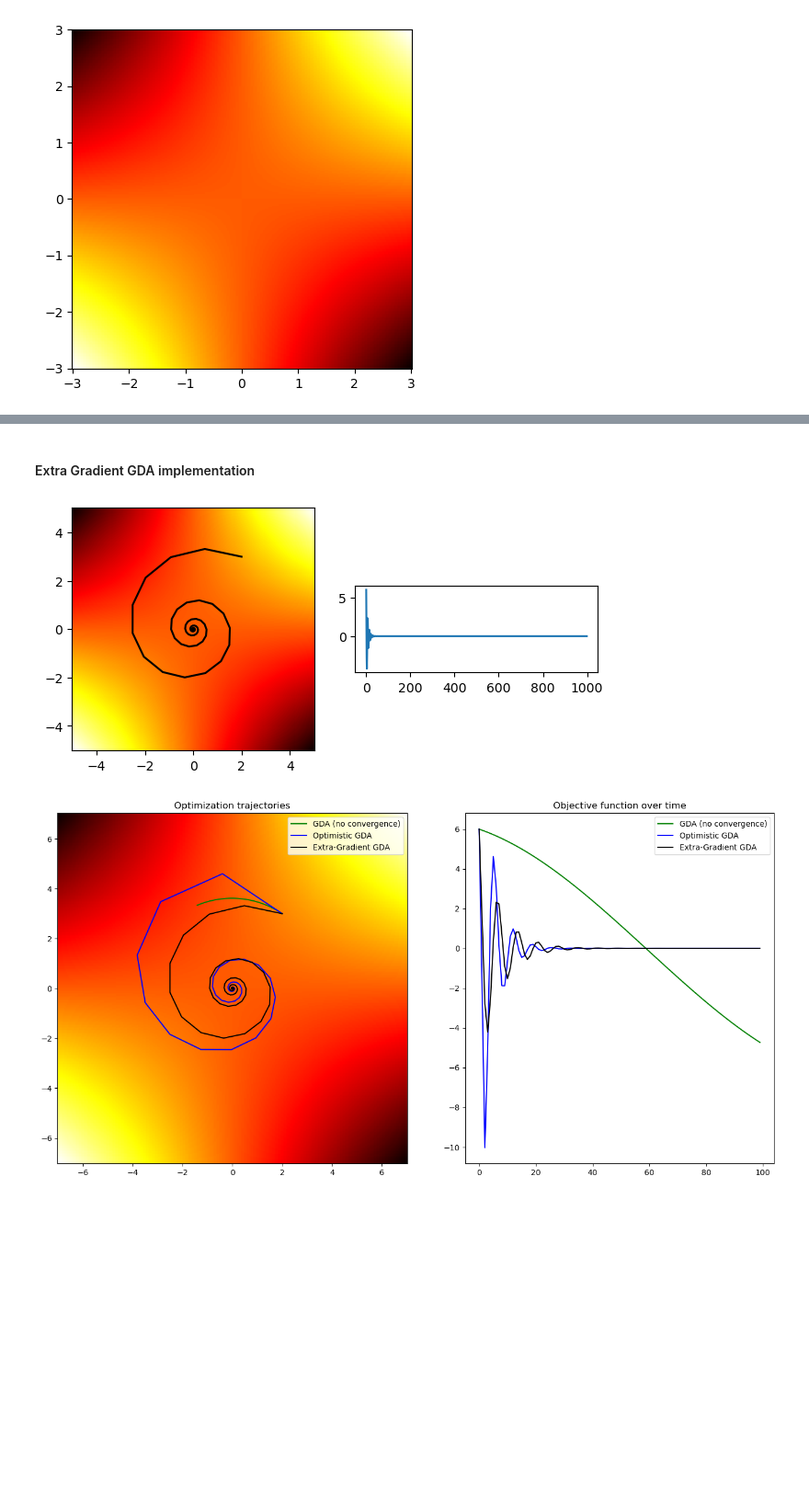
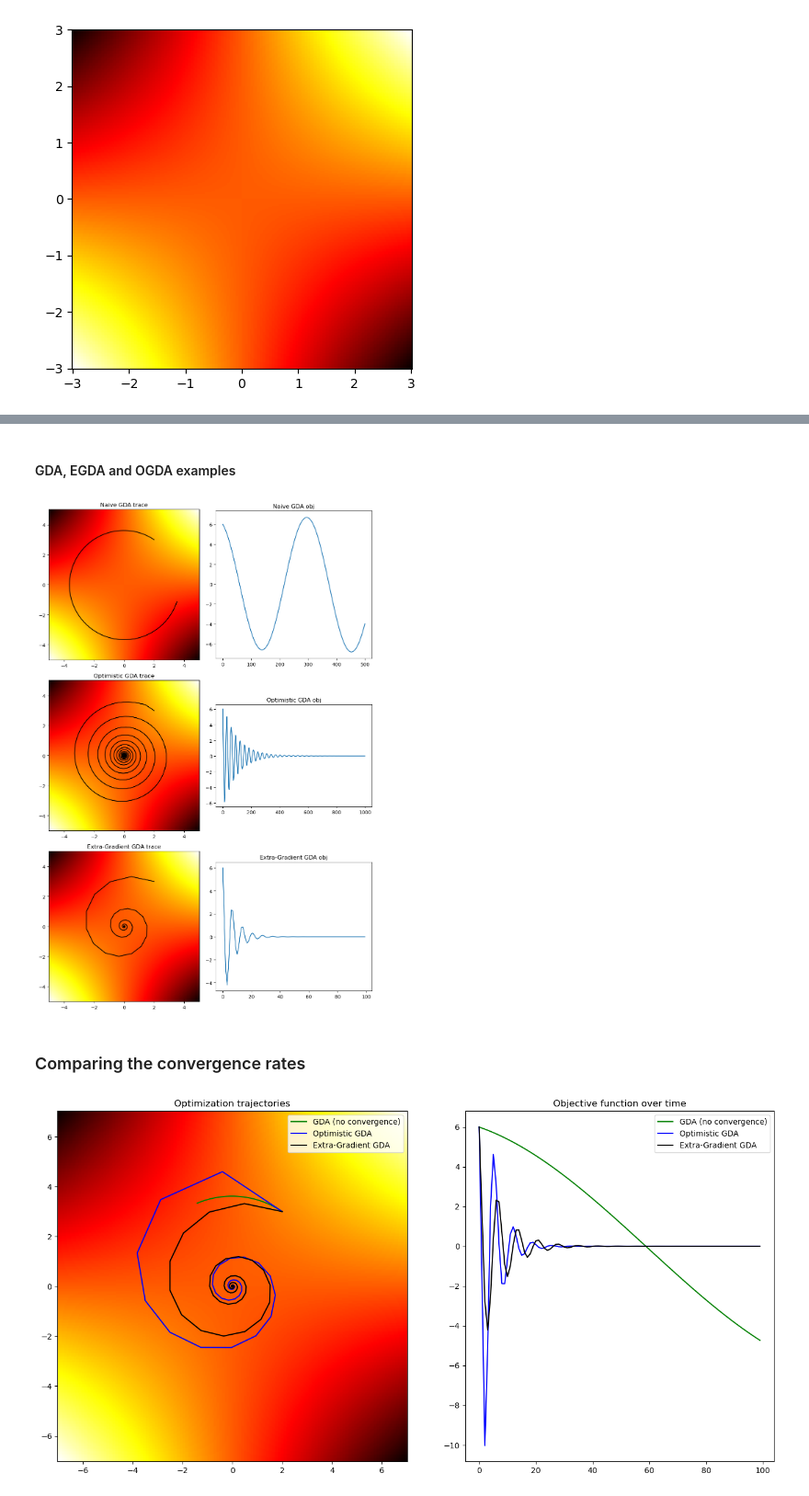
Before and after one commit to RenardDesNeiges/CIRL_Experiments, a Jupyter notebook: minmax_opt.ipynb, the cells around one changed output, grey strips where cells are left out. Shown at 92% size. Cells and saved outputs as stored; diff of their text form; code cells hidden in the pictures; blank space fills up the shorter version.

```diff
--- a/minmax_opt.ipynb
+++ b/minmax_opt.ipynb
@@ -106,33 +53,50 @@ ax[1].plot(fs) ; ax[1].set_aspect(35); fig.tight_layout(); plt.show() # plot the
-# %% [markdown]
-#### Extra Gradient GDA implementation
-# %%
-""" Implementing the algorithm """
-def EGDA_step(f,x,y,eta,tau):
-    Dx = jax.grad(f,0)(x,y) # minimization parameter grad
-    Dy = jax.grad(f,1)(x,y) # maximization parameter grad
-    EDx = jax.grad(f,0)(x - eta*Dx, y + eta*tau*Dy)
-    EDy = jax.grad(f,1)(x - eta*Dx, y + eta*tau*Dy)
-    return x - eta*EDx, y + eta*tau*EDy
-
-def EGDA_solve(f,x,y,steps,eta,tau):
-    xs = []; ys = []; fs = []
-    for _ in range(steps):
-        xs += [x]; ys += [y]
-        fs += [f(x,y)]
-        x, y = EGDA_step(f,x,y,eta,tau)
-    xs = jnp.array(xs); ys = jnp.array(ys); fs = jnp.array(fs)
-    return xs,ys,fs
-
-""" Solving with GDA """
-x = 2.; y = 3.;
-xs,ys,fs = EGDA_solve(simple_2d_objective,x,y,1000,0.4,1.)
-
-""" Nice little plot to see in all
-details how the algorithm miserably fails """
-fig, ax = plt.subplots(1,2); plot_scalar_field(ax[0],simple_2d_objective,lims=[-5,5,-5,5]); ax[0].plot(xs,ys,color='k')
-ax[1].plot(fs) ; ax[1].set_aspect(35); fig.tight_layout(); plt.show() # plot the function
-# %% [output]
-[figure, removed]
+# %% [markdown]
+#### GDA, EGDA and OGDA examples
+# %%
+sz = 5
+fig, ax = plt.subplots(3,2,figsize = (2*sz,3*sz))
+
+""" Solving with GDA """
+x = 2.; y = 3.;
+xs,ys,fs = NaiveGDA.solve(simple_2d_objective,x,y,500,0.01,1.)
+
+""" Nice little plot to see in all
+details how the algorithm miserably fails """
+plot_scalar_field(ax[0,0],simple_2d_objective,lims=[-5,5,-5,5]);
+ax[0,0].plot(xs,ys,color='k')
+ax[0,1].plot(fs) ; ax[0,1].set_aspect(35)
+ax[0,0].set_title('Naive GDA trace')
+ax[0,1].set_title('Naive GDA obj')
+
+""" Solving with Optimistic GDA """
+x = 2.; y = 3.;
+xs,ys,fs = OptimiticGDA.solve(simple_2d_objective,x,y,1000,0.1,1.)
+
+""" Nice little plot to see in all
+details how the algorithm miserably fails """
+plot_scalar_field(ax[1,0],simple_2d_objective,lims=[-5,5,-5,5])
+ax[1,0].plot(xs,ys,color='k')
+ax[1,1].plot(fs) ; ax[1,1].set_aspect(55)
+ax[1,0].set_title('Optimistic GDA trace')
+ax[1,1].set_title('Optimistic GDA obj')
+
+""" Solving with Extra-Gradient GDA """
+x = 2.; y = 3.;
+xs,ys,fs = ExtraGradientGDA.solve(simple_2d_objective,x,y,100,0.4,1.)
+
+""" Nice little plot to see in all
+details how the algorithm miserably fails """
+plot_scalar_field(ax[2,0],simple_2d_objective,lims=[-5,5,-5,5])
+ax[2,0].plot(xs,ys,color='k')
+ax[2,1].plot(fs) ; ax[2,1].set_aspect(8);
+ax[2,0].set_title('Extra-Gradient GDA trace')
+ax[2,1].set_title('Extra-Gradient GDA obj')
+
+fig.tight_layout(); plt.show() # display the plots
+# %% [output]
+[figure, added]
+# %% [markdown]
+### Comparing the convergence rates
 # %%
 sz = 7
 fig, ax = plt.subplots(1,2, figsize=(2*sz,sz)); plot_scalar_field(ax[0],simple_2d_objective,lims=[-7,7,-7,7]);
```
Also changed, not shown: parts of 6 cells of this notebook, 1 other file.
